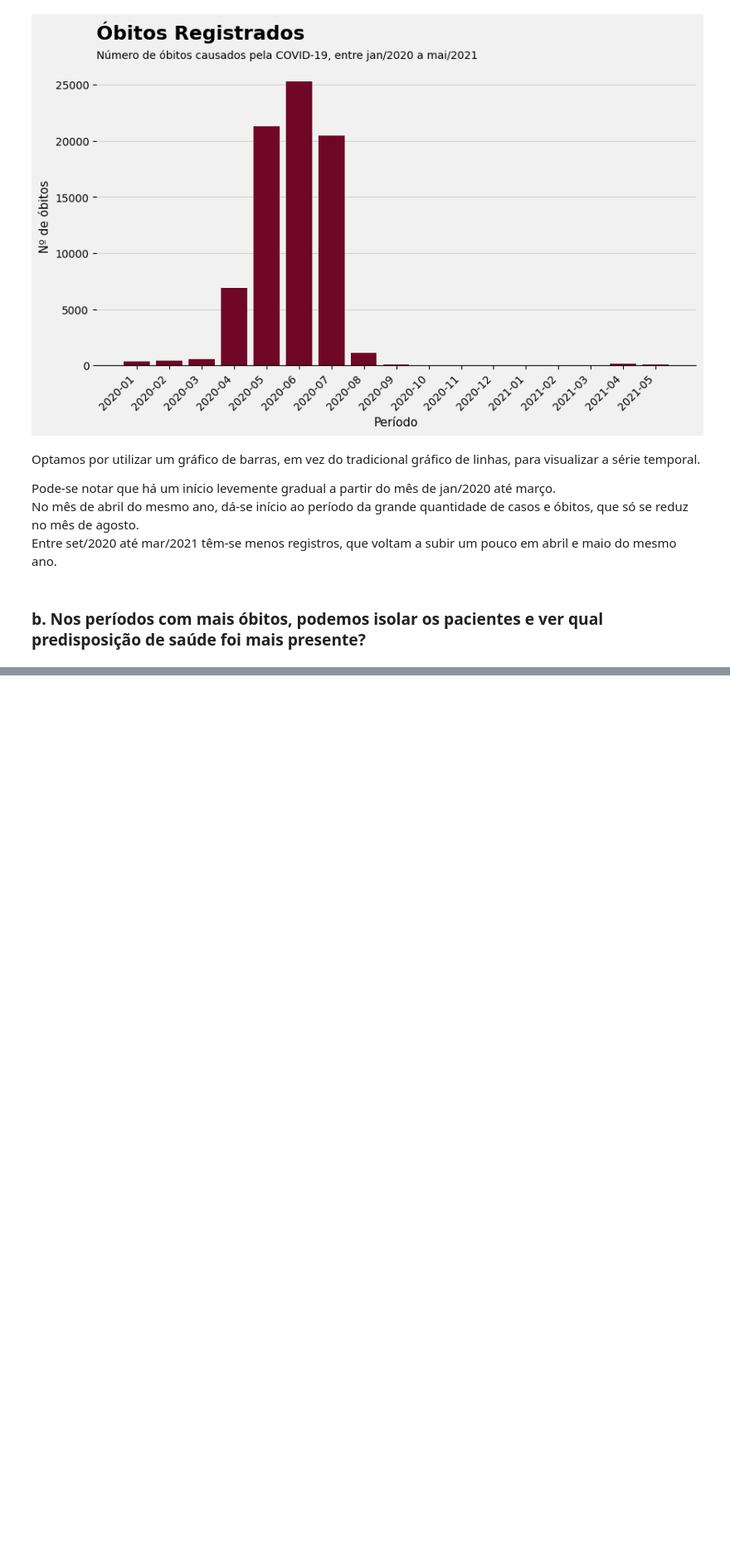
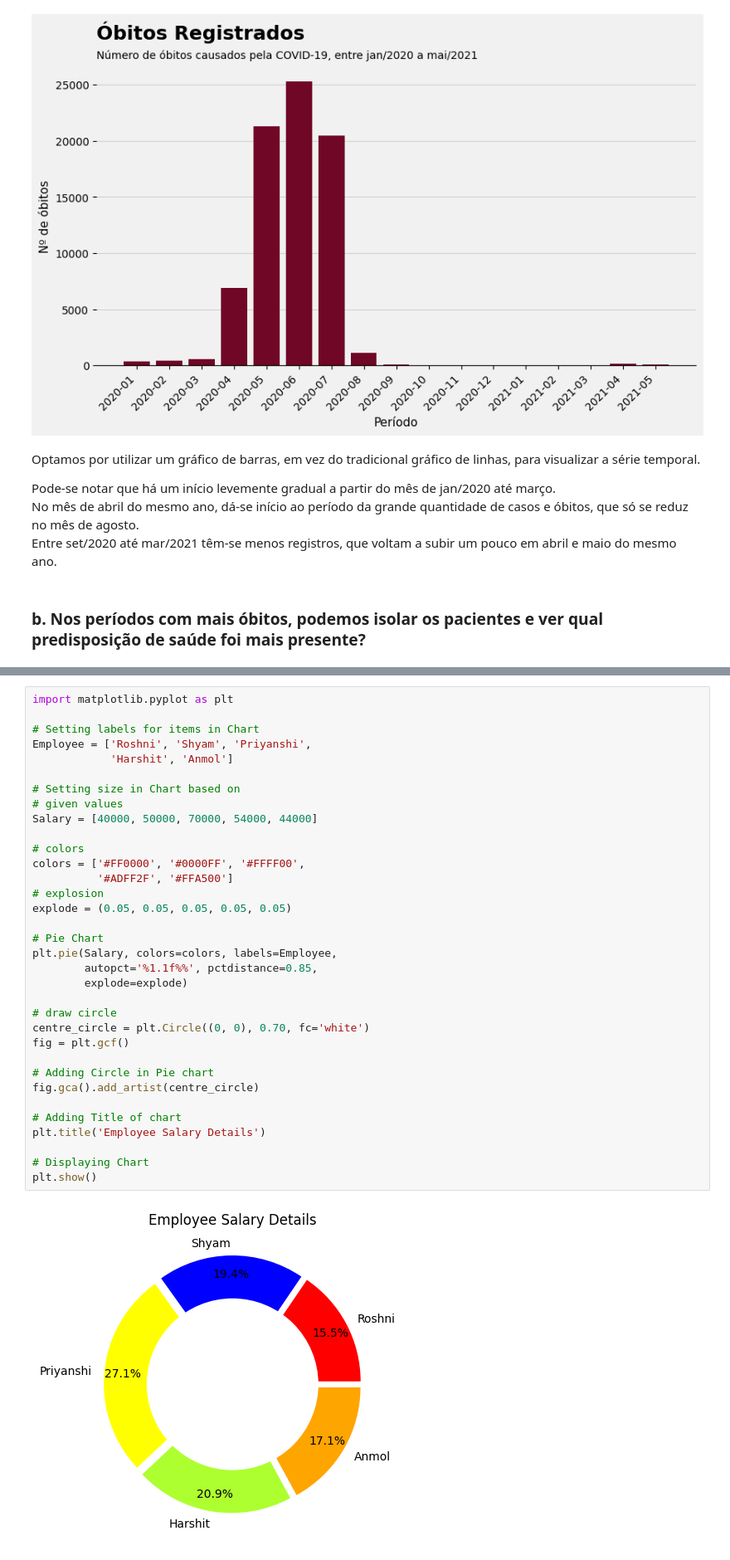
Before and after one commit to lucas-mdsena/python-udemy-module4, a Jupyter notebook: modulo_4.ipynb, the cells around one changed output, grey strips where cells are left out. Shown at 83% size. Saved outputs shown, nothing was run; the diff lists cells and outputs as text; blank space fills up the shorter version.

```diff
--- a/modulo_4.ipynb
+++ b/modulo_4.ipynb
@@ -350,0 +412,36 @@ Index(['sexo', 'tipo_paciente', 'intubado', 'pneumonia', 'gravidez',
+# %%
+import matplotlib.pyplot as plt
+
+# Setting labels for items in Chart
+Employee = ['Roshni', 'Shyam', 'Priyanshi',
+            'Harshit', 'Anmol']
+
+# Setting size in Chart based on
+# given values
+Salary = [40000, 50000, 70000, 54000, 44000]
+
+# colors
+colors = ['#FF0000', '#0000FF', '#FFFF00',
+          '#ADFF2F', '#FFA500']
+# explosion
+explode = (0.05, 0.05, 0.05, 0.05, 0.05)
+
+# Pie Chart
+plt.pie(Salary, colors=colors, labels=Employee,
+        autopct='%1.1f%%', pctdistance=0.85,
+        explode=explode)
+
+# draw circle
+centre_circle = plt.Circle((0, 0), 0.70, fc='white')
+fig = plt.gcf()
+
+# Adding Circle in Pie chart
+fig.gca().add_artist(centre_circle)
+
+# Adding Title of chart
+plt.title('Employee Salary Details')
+
+# Displaying Chart
+plt.show()
+# %% [output]
+[figure, added]
```
Also changed, not shown: parts of 19 cells of this notebook.
